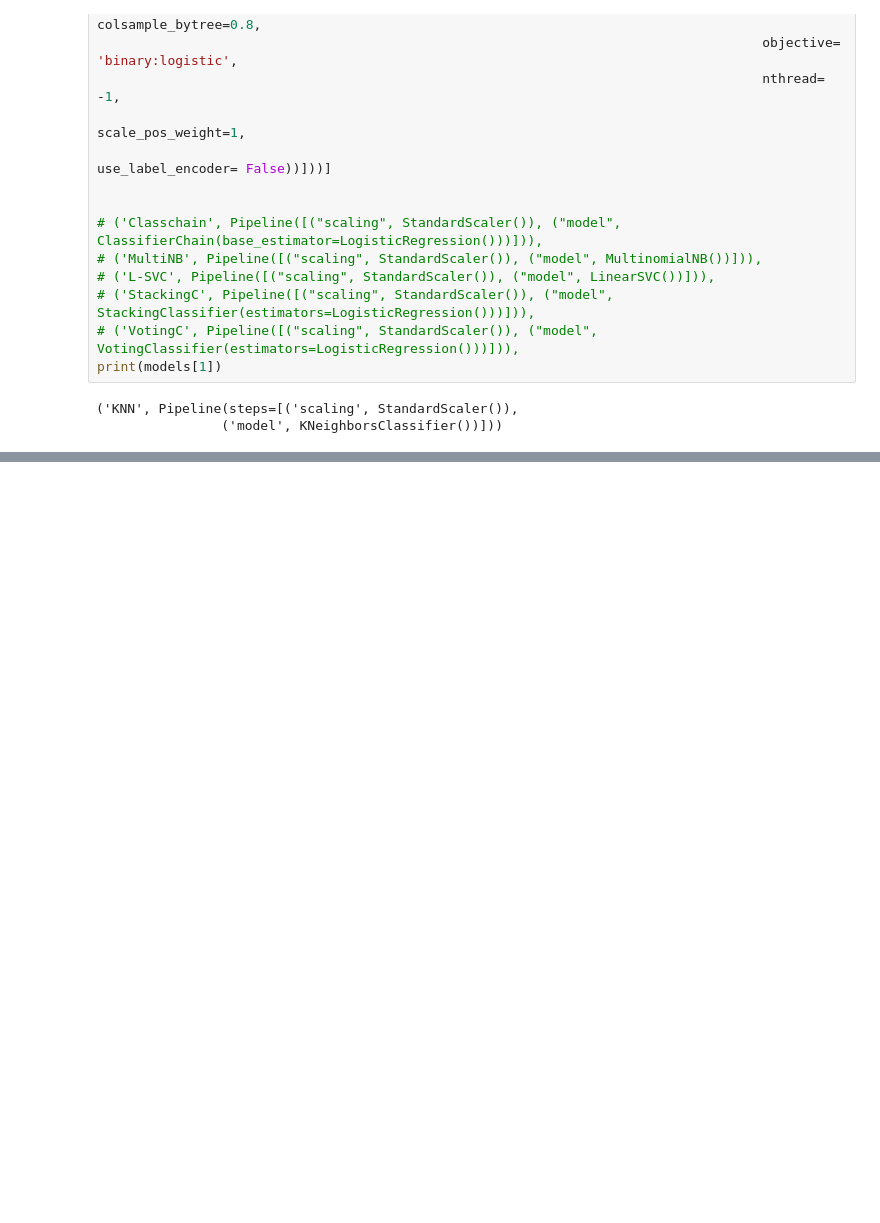
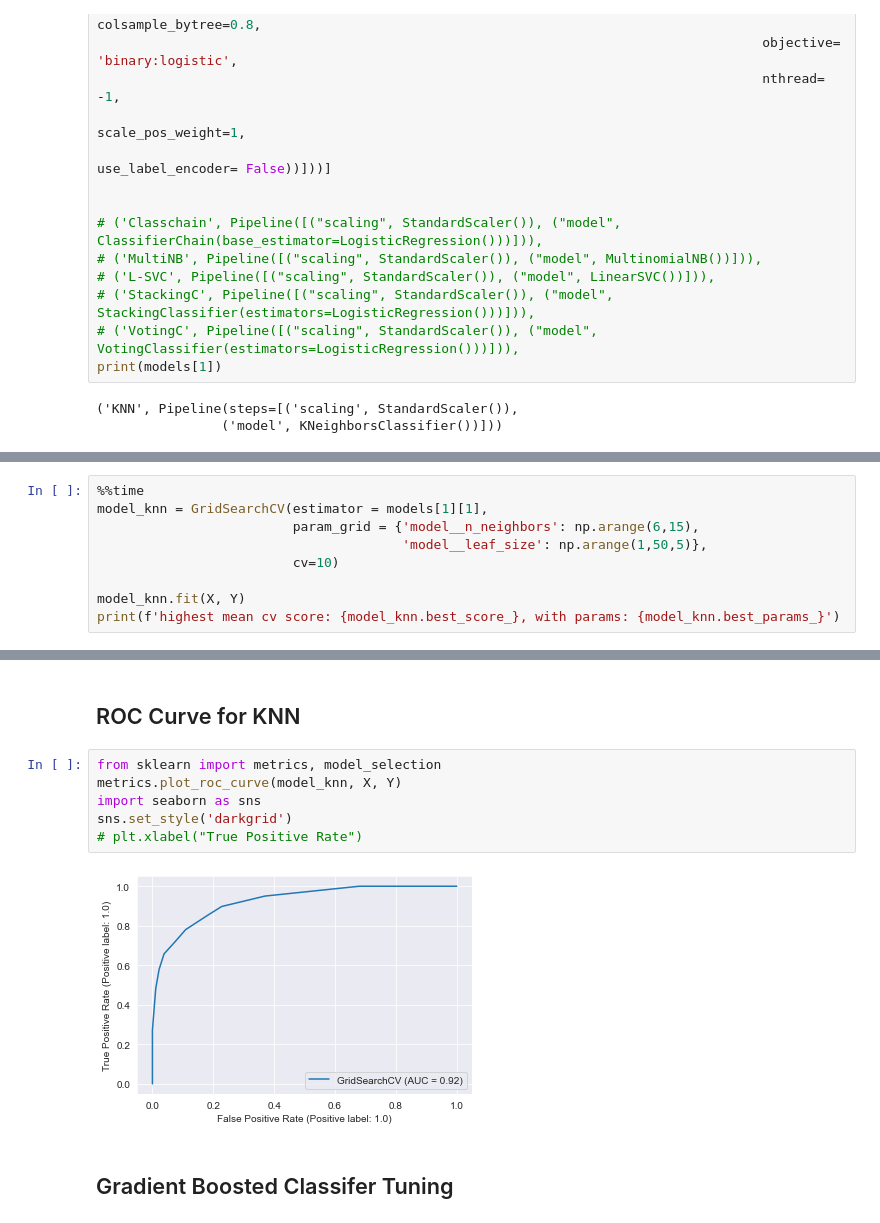
Before and after one commit to ggomp2885/Kaggle_Competitions, a Jupyter notebook: titanic_classification/training.ipynb, the cells around one changed output, grey strips where cells are left out. Drawn from its saved outputs; the diff is of its cells as text; blank space fills up the shorter version.

```diff
--- a/titanic_classification/training.ipynb
+++ b/titanic_classification/training.ipynb
@@ -99,0 +153,9 @@ print(models[1])
+# %%
+%%time
+model_knn = GridSearchCV(estimator = models[1][1],
+                         param_grid = {'model__n_neighbors': np.arange(6,15),
+                                       'model__leaf_size': np.arange(1,50,5)},
+                         cv=10)
+
+model_knn.fit(X, Y)
+print(f'highest mean cv score: {model_knn.best_score_}, with params: {model_knn.best_params_}')
@@ -99,0 +180,12 @@ print(models[1])
+# %% [markdown]
+## ROC Curve for KNN
+# %%
+from sklearn import metrics, model_selection
+metrics.plot_roc_curve(model_knn, X, Y)
+import seaborn as sns
+sns.set_style('darkgrid')
+# plt.xlabel("True Positive Rate")
+# %% [output]
+[figure, added]
+# %% [markdown]
+## Gradient Boosted Classifer Tuning
```
Also changed, not shown: parts of 31 cells of this notebook, 1 other file.
